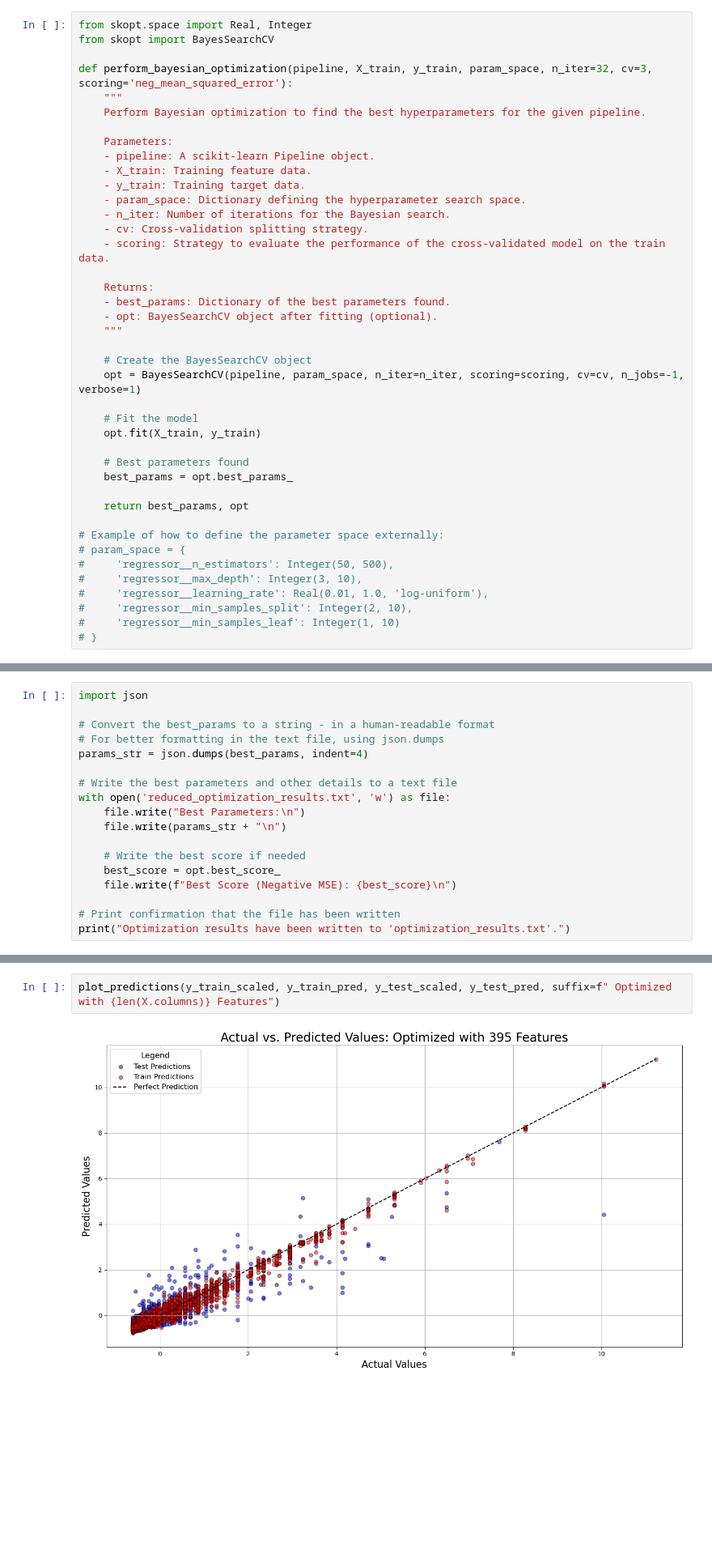
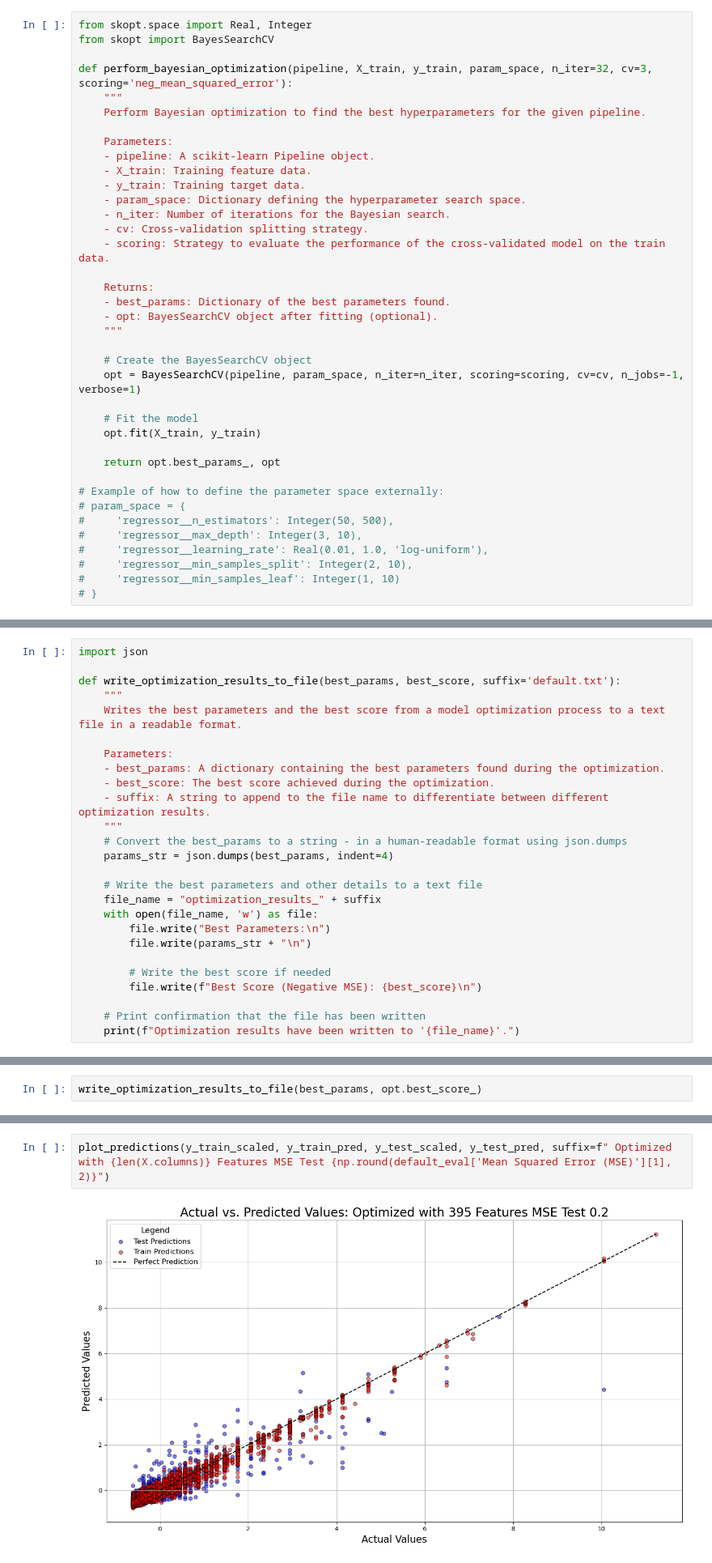
Before and after one commit to samke01/hsaalen-datamining, a Jupyter notebook: Regression/Regression_Modelling_Optimized.ipynb, the cells around one changed output, grey strips where cells are left out. Shown at 81% size. Drawn from its saved outputs; the diff is of its cells as text; blank space fills up the shorter version.

```diff
--- a/Regression/Regression_Modelling_Optimized.ipynb
+++ b/Regression/Regression_Modelling_Optimized.ipynb
@@ -156,10 +142,7 @@ def perform_bayesian_optimization(pipeline, X_train, y_train, param_space, n_ite
     # Fit the model
     opt.fit(X_train, y_train)
 
-    # Best parameters found
-    best_params = opt.best_params_
-
-    return best_params, opt
+    return opt.best_params_, opt
 
 # Example of how to define the parameter space externally:
 # param_space = {
@@ -206,18 +188,26 @@ Best parameters: OrderedDict([('regressor__learning_rate', 0.23963091406738313),
 # %%
 import json
 
-# Convert the best_params to a string - in a human-readable format
-# For better formatting in the text file, using json.dumps
-params_str = json.dumps(best_params, indent=4)
+def write_optimization_results_to_file(best_params, best_score, suffix='default.txt'):
+    """
+    Writes the best parameters and the best score from a model optimization process to a text file in a readable format.
 
-# Write the best parameters and other details to a text file
-with open('reduced_optimization_results.txt', 'w') as file:
-    file.write("Best Parameters:\n")
-    file.write(params_str + "\n")
+    Parameters:
+    - best_params: A dictionary containing the best parameters found during the optimization.
+    - best_score: The best score achieved during the optimization.
+    - suffix: A string to append to the file name to differentiate between different optimization results.
+    """
+    # Convert the best_params to a string - in a human-readable format using json.dumps
+    params_str = json.dumps(best_params, indent=4)
 
-    # Write the best score if needed
-    best_score = opt.best_score_
-    file.write(f"Best Score (Negative MSE): {best_score}\n")
+    # Write the best parameters and other details to a text file
+    file_name = "optimization_results_" + suffix
+    with open(file_name, 'w') as file:
+        file.write("Best Parameters:\n")
+        file.write(params_str + "\n")
 
-# Print confirmation that the file has been written
-print("Optimization results have been written to 'optimization_results.txt'.")
+        # Write the best score if needed
+        file.write(f"Best Score (Negative MSE): {best_score}\n")
+
+    # Print confirmation that the file has been written
+    print(f"Optimization results have been written to '{file_name}'.")
@@ -226,3 +214,5 @@ Optimization results have been written to 'optimization_results.txt'.
+# %%
+write_optimization_results_to_file(best_params, opt.best_score_)
 # %%
 # Prepare parameters in the form required by scikit-learn estimators
 # This typically involves removing any prefixes and adapting parameter names correctly
@@ -383,9 +373,9 @@ def plot_histograms(y_actual, y_predicted):
     # Show the plot
     plt.show()
 # %%
-plot_predictions(y_train_scaled, y_train_pred, y_test_scaled, y_test_pred, suffix=f" Optimized with {len(X.columns)} Features")
+plot_predictions(y_train_scaled, y_train_pred, y_test_scaled, y_test_pred, suffix=f" Optimized with {len(X.columns)} Features MSE Test {np.round(default_eval['Mean Squared Error (MSE)'][1], 2)}")
 # %% [output]
-[figure, old version]
+[figure, new version]
 # %% [markdown]
 ### Feature Name Extraction Post-Preprocessing
 
```
Also changed, not shown: parts of 25 cells of this notebook, 12 other files.
